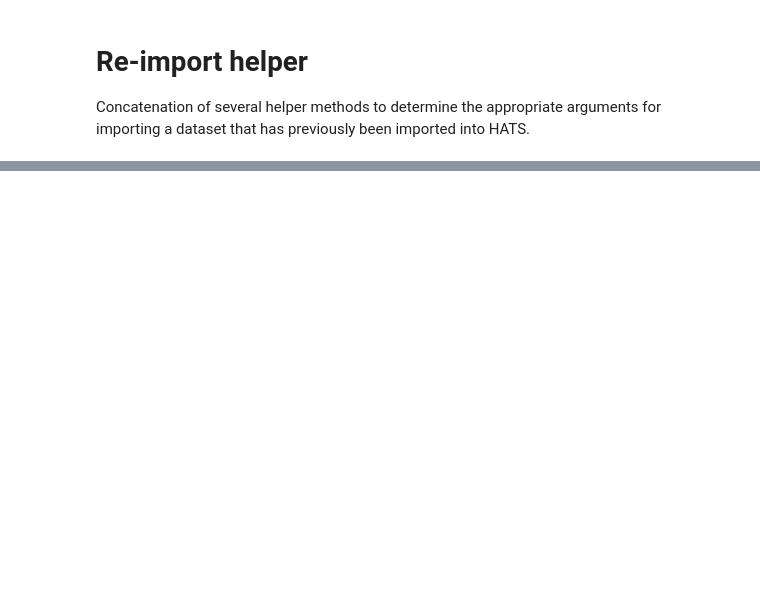
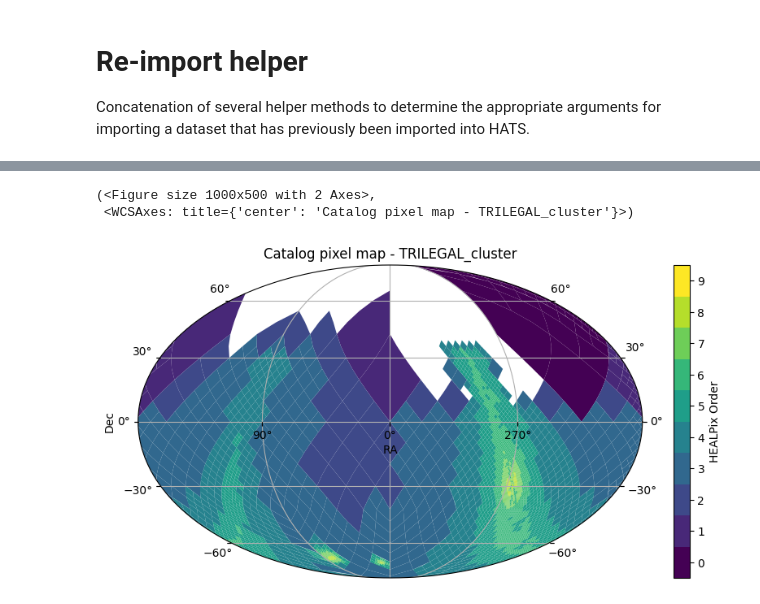
Before and after one commit to delucchi-cmu/hipscripts, a Jupyter notebook: epyc/v06/helper.reimport.ipynb, the cells around one changed output, grey strips where cells are left out. Saved outputs shown, nothing was run; the diff lists cells and outputs as text; code cells hidden in the pictures; blank space fills up the shorter version.

```diff
--- a/epyc/v06/helper.reimport.ipynb
+++ b/epyc/v06/helper.reimport.ipynb
@@ -19,6 +21,7 @@ hats_import.__version__
 # %%
 ### Change this path!!!
-catalog_dir = "/epyc/data3/hats/catalogs/tic"
+# catalog_dir = "/epyc/data3/hats/catalogs/desi/desi_dr1_zcat"
+catalog_dir = "/epyc/data3/hats/catalogs/TRILEGAL_cluster/"
 
 ### ----------------
 ### You probably won't have to change anything from here.
@@ -35,6 +38,12 @@ for index, partition in info_frame.iterrows():
 
 info_frame = info_frame.astype(int)
 info_frame["gbs"] = info_frame["size_on_disk"] / (1024 * 1024 * 1024)
+# %%
+catalog.plot_pixels()
+# %% [output]
+(<Figure size 1000x500 with 2 Axes>,
+ <WCSAxes: title={'center': 'Catalog pixel map - TRILEGAL_cluster'}>)
+[figure, added]
 # %%
 print(f'healpix orders: {info_frame["Norder"].unique()}')
 print(f'num partitions: {len(info_frame["Npix"])}')
```
Also changed, not shown: parts of 4 cells of this notebook, 20 other files.
